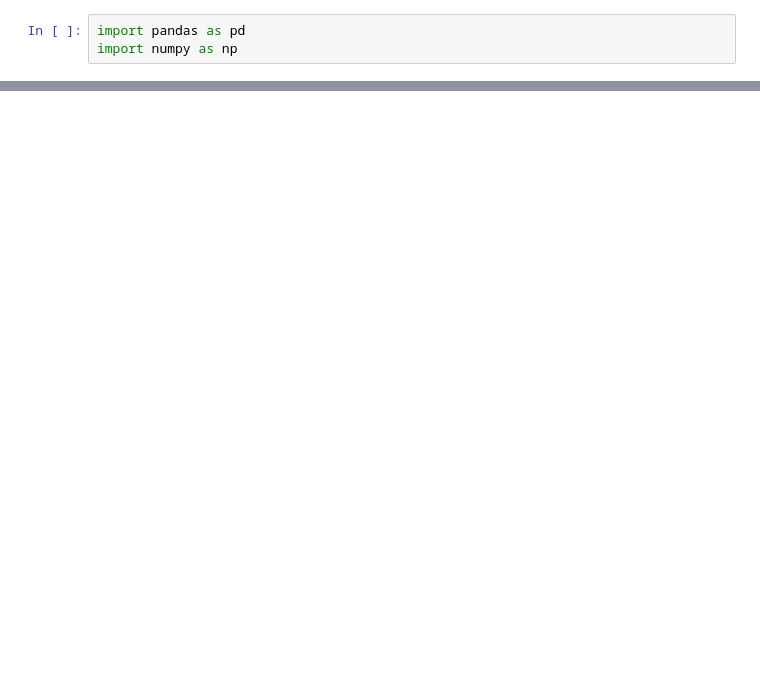
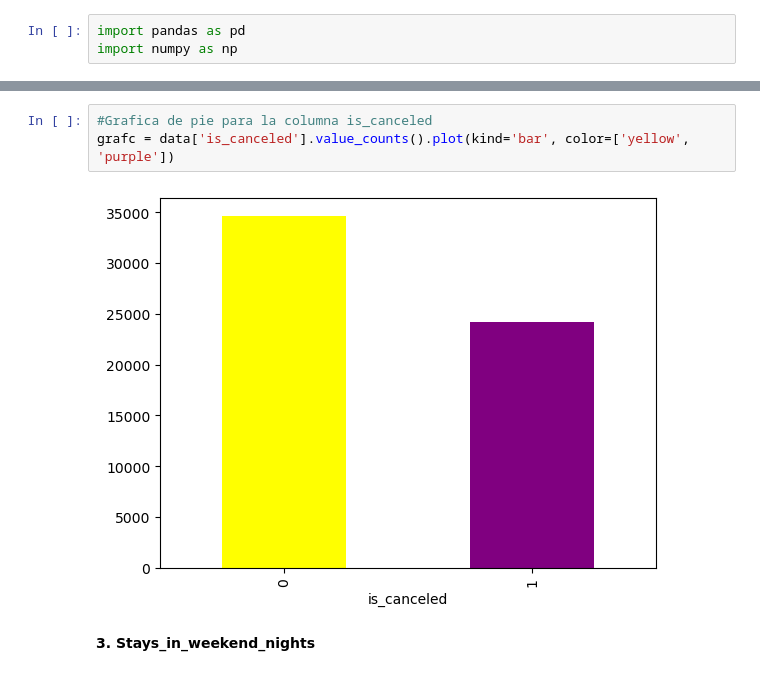
Before and after one commit to CatGelvez01/Ciencia_de_datos_aplicada_taller-1, a Jupyter notebook: taller1.ipynb, the cells around one changed output, grey strips where cells are left out. Saved outputs shown, nothing was run; the diff lists cells and outputs as text; blank space fills up the shorter version.

```diff
--- a/taller1.ipynb
+++ b/taller1.ipynb
@@ -10,0 +232,7 @@ FileNotFoundError: [Errno 2] No such file or directory: 'hotel_bookings_modified
+# %%
+#Grafica de pie para la columna is_canceled
+grafc = data['is_canceled'].value_counts().plot(kind='bar', color=['yellow', 'purple'])
+# %% [output]
+[figure, added]
+# %% [markdown]
+**3. Stays_in_weekend_nights**
```
Also changed, not shown: parts of 54 cells of this notebook, 2 other files.
